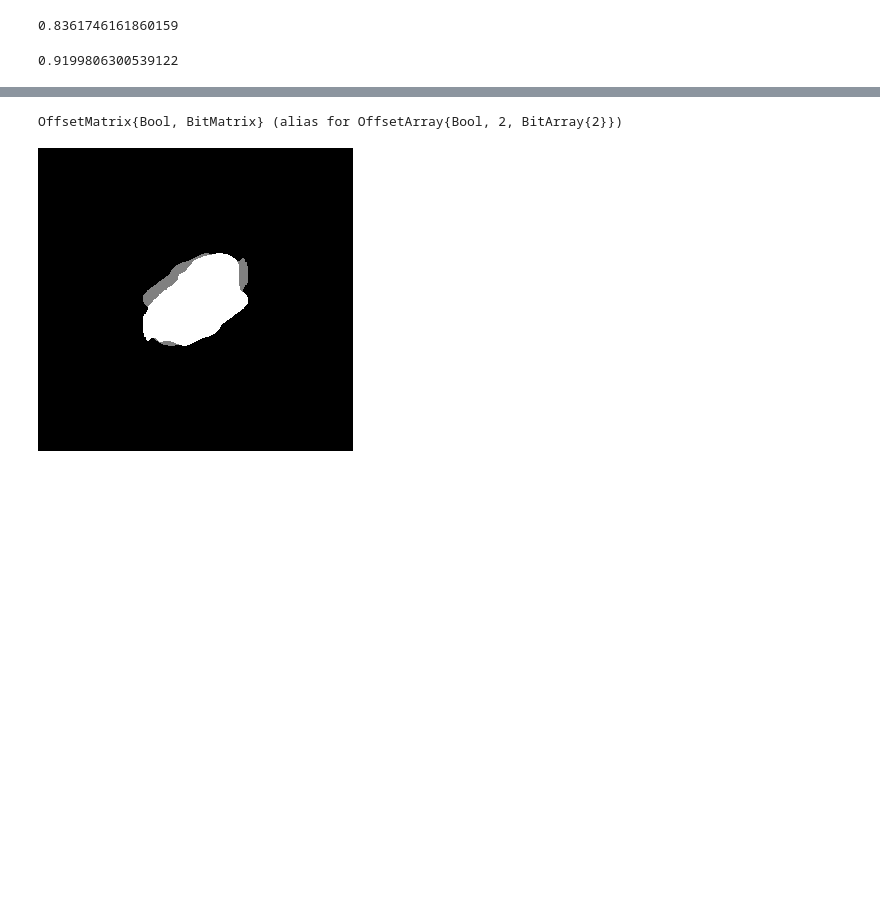
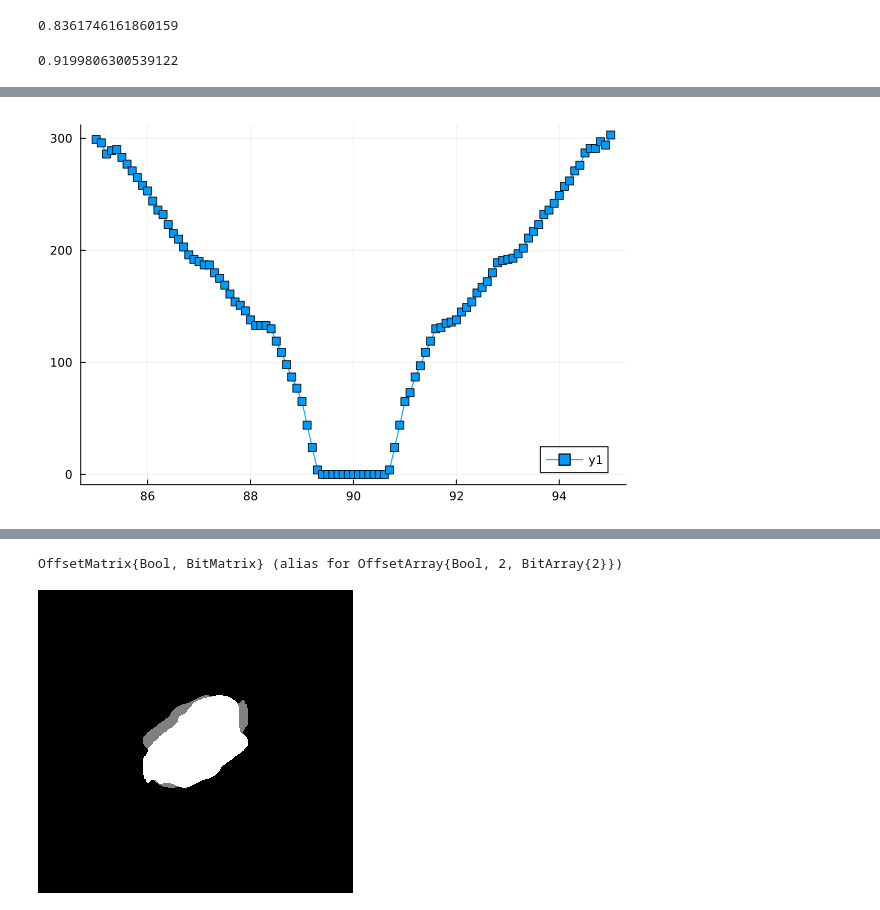
Before and after one commit to danielmwatkins/calval_tgrs, a Jupyter notebook: notebooks/Tracker thresholds.ipynb, the cells around one changed output, grey strips where cells are left out. Drawn from its saved outputs; the diff is of its cells as text; code cells hidden in the pictures; blank space fills up the shorter version.

```diff
--- a/notebooks/Tracker thresholds.ipynb
+++ b/notebooks/Tracker thresholds.ipynb
@@ -271,0 +299,4 @@ CSV.write("../data/shape_experiment1.csv", df);
+# %%
+plot(test_angles, sd, m=:square)
+# %% [output]
+[figure, added]
```
Also changed, not shown: parts of 24 cells of this notebook, 5 other files.
